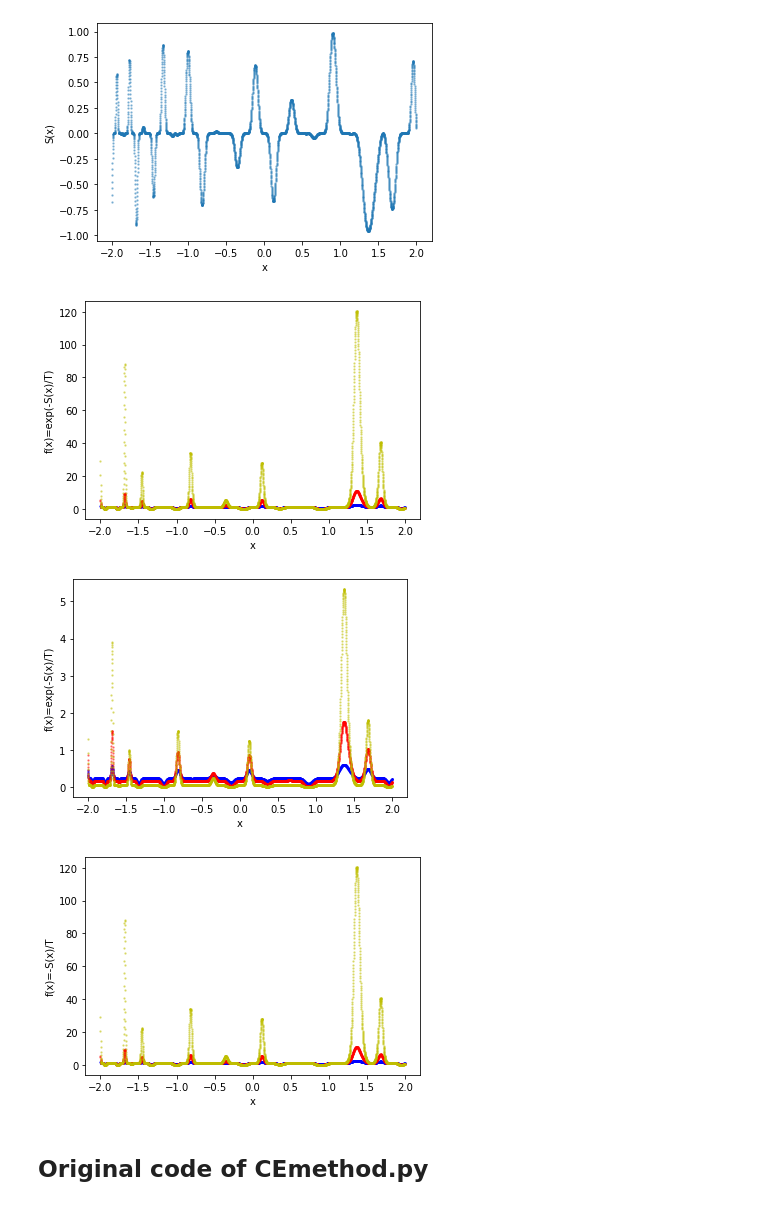
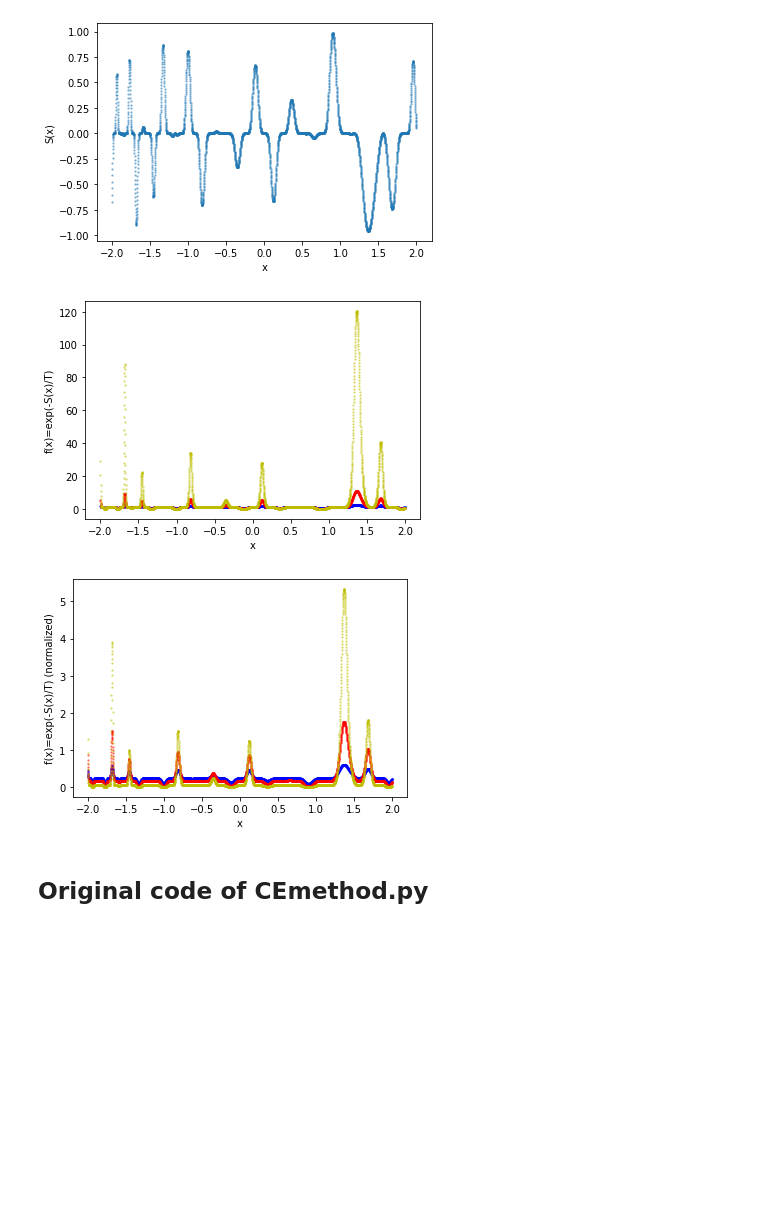
Before and after one commit to gnitnaw/Programs, a Jupyter notebook: Chapter3/simann.ipynb, the cells around one changed output. Drawn from its saved outputs; the diff is of its cells as text; code cells hidden in the pictures; blank space fills up the shorter version.

```diff
--- a/Chapter3/simann.ipynb
+++ b/Chapter3/simann.ipynb
@@ -65,35 +65,27 @@ plt.show()
 # %%
 yy_1 = np.exp(-yy)
 yy_2 = np.exp(-yy/0.4)
 yy_3 = np.exp(-yy/0.2)
 norm1 = np.sum(yy_1)*0.001
 norm2 = np.sum(yy_2)*0.001
 norm3 = np.sum(yy_3)*0.001
 plt.scatter(xx, yy_1, alpha =0.4,s =2, color='b')
 plt.scatter(xx, yy_2, alpha =0.4,s =2, color='r')
 plt.scatter(xx, yy_3, alpha =0.4,s =2, color='y')
 plt.xlabel('x')
 plt.ylabel('f(x)=exp(-S(x)/T)')
 plt.show()
 
-## Tried to normalize
+## Normalize
 plt.scatter(xx, yy_1/norm1, alpha =0.4,s =2, color='b')
 plt.scatter(xx, yy_2/norm2, alpha =0.4,s =2, color='r')
 plt.scatter(xx, yy_3/norm3, alpha =0.4,s =2, color='y')
 plt.xlabel('x')
-plt.ylabel('f(x)=exp(-S(x)/T)')
+plt.ylabel('f(x)=exp(-S(x)/T) (normalized)')
 plt.show()
-
-plt.scatter(xx, yy_1, alpha =0.4,s =2, color='b')
-plt.scatter(xx, yy_2, alpha =0.4,s =2, color='r')
-plt.scatter(xx, yy_3, alpha =0.4,s =2, color='y')
-plt.xlabel('x')
-plt.ylabel('f(x)=-S(x)/T')
-plt.show()
 # %% [output]
 [figure]
-[figure, old version]
+[figure, new version]
-[figure, removed]
 # %% [markdown]
 ## Original code of CEmethod.py
 # %%
```
